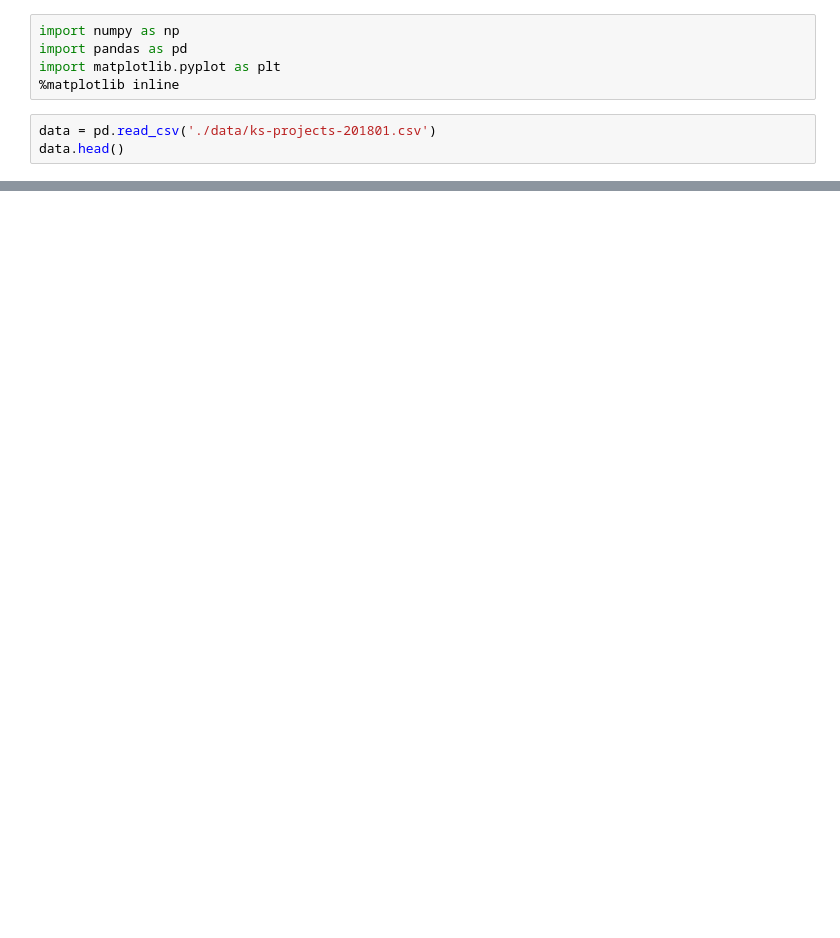
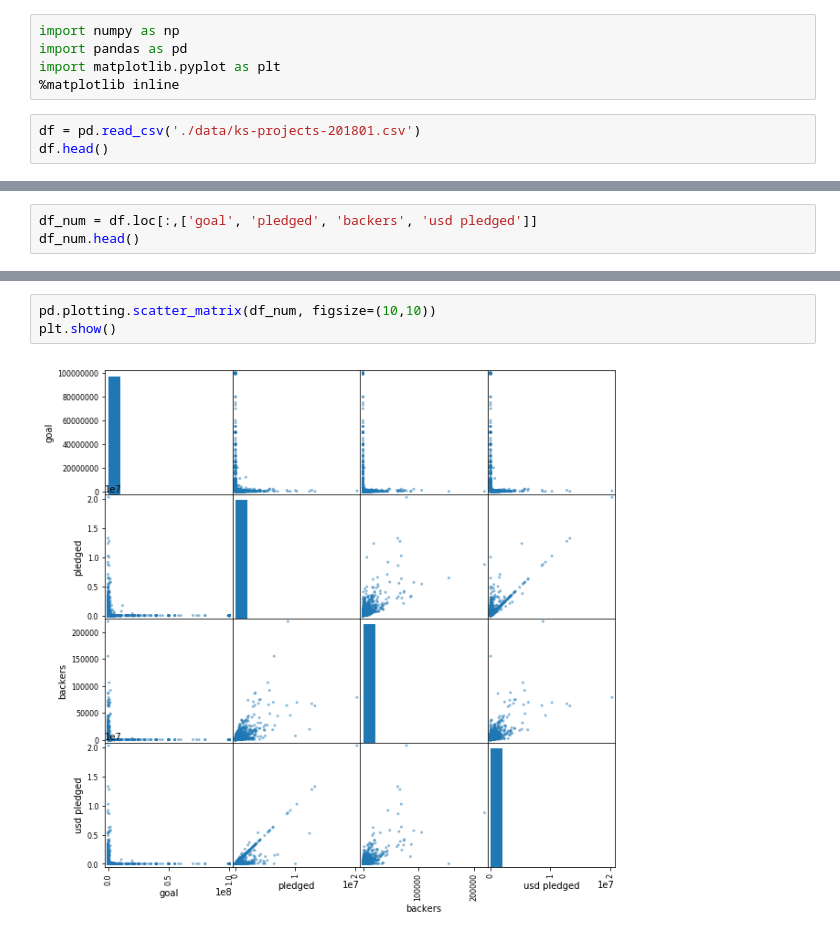
Before and after one commit to dychi/skillup-ai, a Jupyter notebook: kickstarter/Day1_work_山岡大地.ipynb, the cells around one changed output, grey strips where cells are left out. Drawn from its saved outputs; the diff is of its cells as text; blank space fills up the shorter version.

```diff
--- a/kickstarter/Day1_work_山岡大地.ipynb
+++ b/kickstarter/Day1_work_山岡大地.ipynb
@@ -4,8 +4,8 @@ import pandas as pd
 import matplotlib.pyplot as plt
 %matplotlib inline
 # %%
-data = pd.read_csv('./data/ks-projects-201801.csv')
-data.head()
+df = pd.read_csv('./data/ks-projects-201801.csv')
+df.head()
 # %% [output]
 |  | ID | name | category | main_category | currency | deadline | goal | launched | pledged | state | ... |
 | 0 | 1000002330 | The Songs of Adelaide & Abullah | Poetry | Publishing | GBP | 2015-10-09 | 1000.0 | 2015-08-11 12:12:28 | 0.0 | failed | ... |
@@ -23,0 +20,3 @@ data.shape
+# %%
+df_num = df.loc[:,['goal', 'pledged', 'backers', 'usd pledged']]
+df_num.head()
@@ -23,0 +30,5 @@ data.shape
+# %%
+pd.plotting.scatter_matrix(df_num, figsize=(10,10))
+plt.show()
+# %% [output]
+[figure, added]
```
Also changed, not shown: parts of 3 cells of this notebook, 1 other file.
